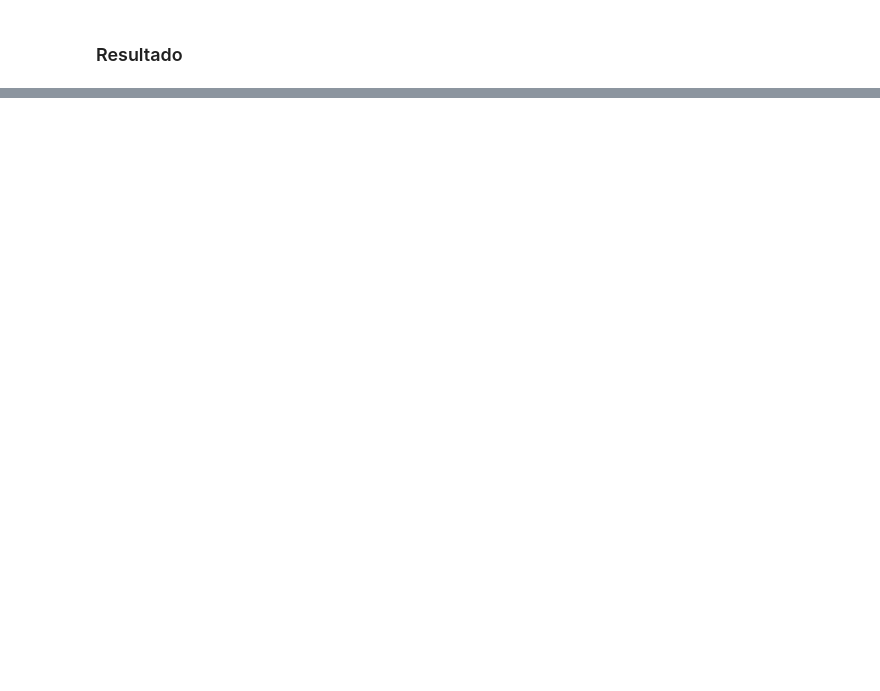
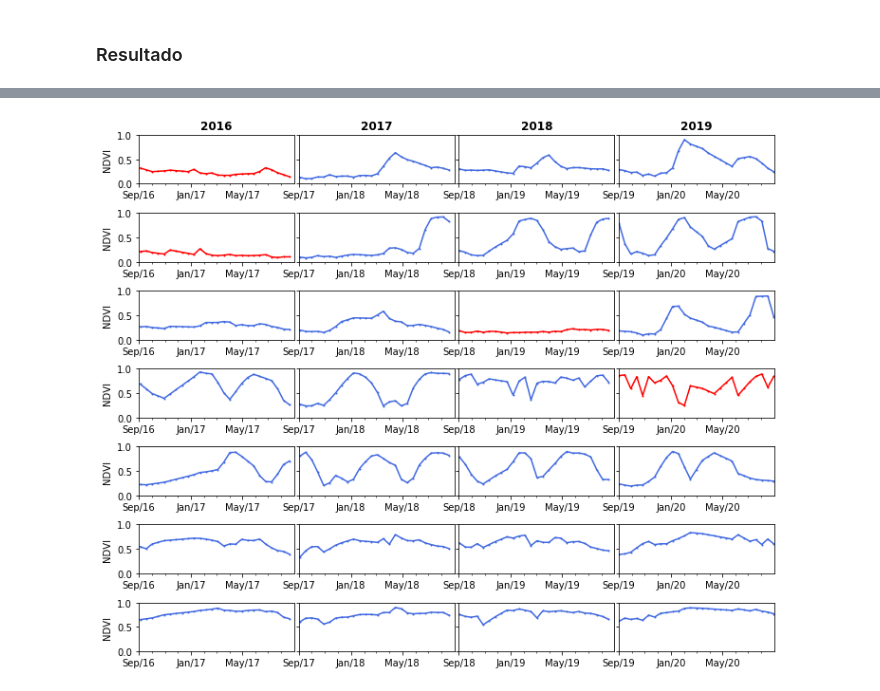
Before and after one commit to felipesa01/projeto_pdi, a Jupyter notebook: Moving_window_analysis.ipynb, the cells around one changed output, grey strips where cells are left out. Saved outputs shown, nothing was run; the diff lists cells and outputs as text; code cells hidden in the pictures; blank space fills up the shorter version.

```diff
--- a/Moving_window_analysis.ipynb
+++ b/Moving_window_analysis.ipynb
@@ -79,0 +96,13 @@ dict_values_df = np.load('./DADOS/dict_test.npy', allow_pickle=True).item()
+# %%
+anos_ag = {'2016':[dt.datetime(2016, 9, 1), dt.datetime(2017, 8, 31)],
+           '2017':[dt.datetime(2017, 9, 1), dt.datetime(2018, 8, 31)],
+           '2018':[dt.datetime(2018, 9, 1), dt.datetime(2019, 8, 31)],
+           '2019':[dt.datetime(2019, 9, 1), dt.datetime(2020, 8, 31)]}
+# %%
+df_interpolado = pd.read_pickle('./DADOS/df_sample_final_sentinel-landsat.pkl').interpolate(method='linear', axis=0).resample('2W').first().interpolate(method='linear', axis=0)
+df_interpolado = df_interpolado.T.drop_duplicates().T
+
+dict_values_df = {}
+
+for ano in anos_ag.keys():
+    dict_values_df[ano] = df_interpolado.loc[anos_ag[ano][0]:anos_ag[ano][1]]
@@ -118,0 +236,5 @@ np.save('./DADOS/classif.npy', pd.DataFrame(final_result))
+# %%
+df = -pd.read_pickle('./DADOS/df_classif_final_euclidian.pkl')
+# df = -pd.DataFrame(final_result_euclidian)
+# df = df.loc[df.any(axis=1) , : ]
+df = -df
@@ -126,0 +303,47 @@ display(pd.DataFrame(final_result))
+# %%
+# df = -pd.DataFrame(final_result_euclidian)
+# df = df.loc[df.any(axis=1) , : ]
+# df = -df
+
+df = df.loc[[10389, 10666, 10691,2480, 1, 6, 7  ],:]
+# df = df.loc[[5875,2 ],:]
+
+
+fig, ax = plt.subplots(df.shape[0],len(anos_ag),figsize=(12,10), sharey=True)
+fig.subplots_adjust(wspace = .03,hspace=.6)
+
+for linha, ponto in enumerate(df.index):
+
+    for (coluna,ano), intervalo in zip(enumerate(anos_ag),anos_ag.values()):
+
+        if not df.loc[ponto, ano]:
+            cor = 'red'
+        else:
+            cor = 'royalblue'
+
+        ax[linha,coluna].set_ylim(0,1)
+
+        months = mdates.MonthLocator(interval=4)
+        month_fmt = mdates.DateFormatter('%b/%y')
+
+        months_minor = mdates.MonthLocator()
+
+
+        ax[linha,coluna].get_xaxis().set_minor_locator(months_minor)
+        ax[linha,coluna].get_xaxis().set_major_locator(months)
+        ax[linha,coluna].get_xaxis().set_major_formatter(month_fmt)
+
+        if linha == 0:
+            ax[linha,coluna].set_title(ano,weight='bold')
+
+        ax[linha,coluna].set_xlim(left=intervalo[0],right=intervalo[1])
+
+        ax[linha,coluna].plot(df_interpolado.loc[intervalo[0]:intervalo[1],ponto],marker='.',ms=2, label='Dado ajustado', color=cor);
+#         ax[linha,coluna].plot(df.loc[intervalo[0]:intervalo[1],ponto],lw=.5, color='red', ls='-.', label='Dado bruto');
+#         ax[linha,coluna].plot(df_filtrado.loc[intervalo[0]:intervalo[1],ponto],marker='.',lw=0, mec='black', mfc='black', ms=7, label='Valores válidos');
+
+    ax[linha,0].set_ylabel('NDVI',labelpad=5);
+#     ax[linha,0].set_ylabel('Sample {}'.format(ponto),labelpad=10,weight='bold');
+#     ax[linha,3].legend(bbox_to_anchor=(1.5, .5), loc='center right');
+# %% [output]
+[figure, added]
```
Also changed, not shown: parts of 11 cells of this notebook, 3 other files.
